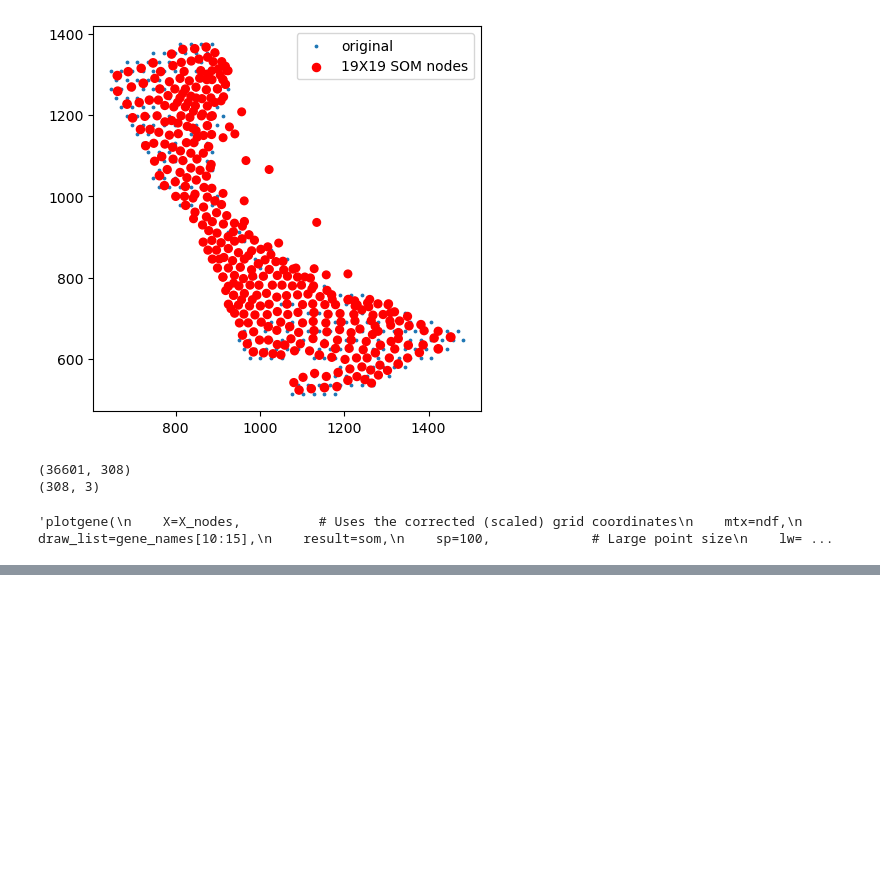
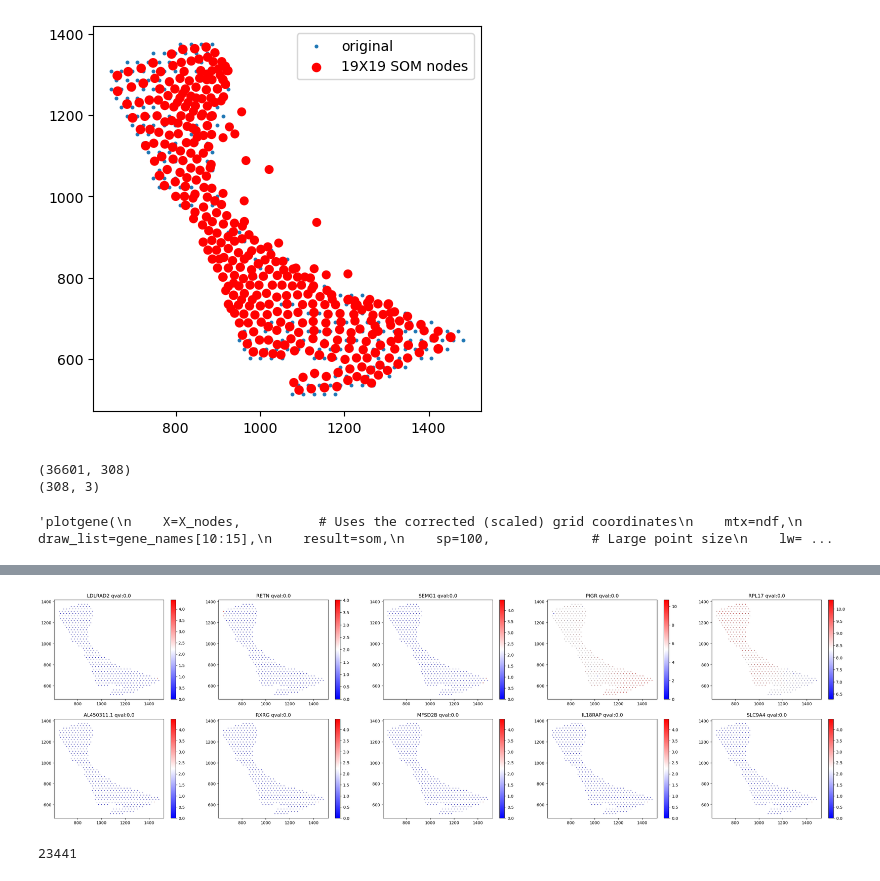
Before and after one commit to nikolienka24/IV114_ST, a Jupyter notebook: svgs_identification_somde.ipynb, the cells around one changed output, grey strips where cells are left out. Cells and saved outputs as stored; diff of their text form; code cells hidden in the pictures; blank space fills up the shorter version.

```diff
--- a/svgs_identification_somde.ipynb
+++ b/svgs_identification_somde.ipynb
@@ -195,0 +193,8 @@ result, SVnum =som.run()
+# %%
+plotgene(corinfo[['x','y']].values,df.T,result.g.to_list()[20:30],result,sp=2,lw=0.2,plotsize=5)
+# %% [output]
+[figure, added]
+# %%
+SVnum
+# %% [output]
+23441
```
Also changed, not shown: parts of 5 cells of this notebook.
